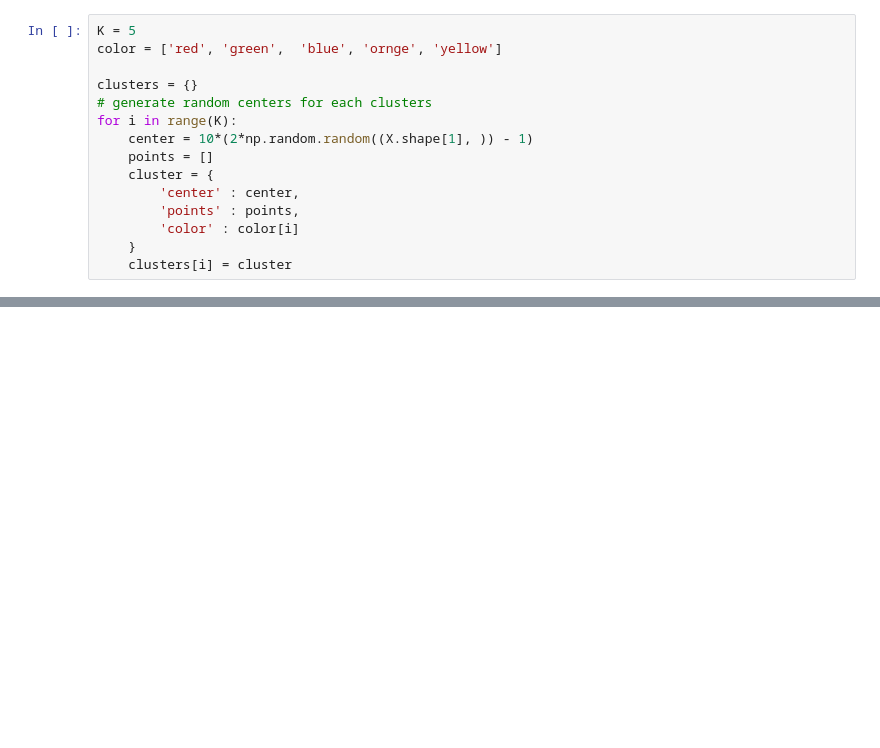
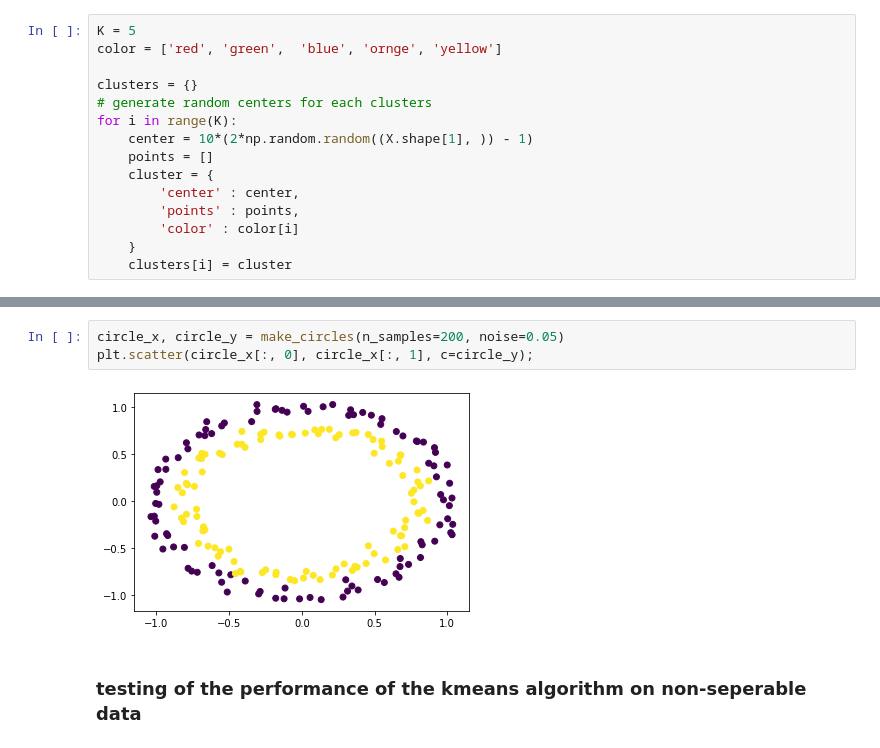
Before and after one commit to macabdul9/ml-cb, a Jupyter notebook: L06-K-Means-Cluster/K-Means-Cluster-Online.ipynb, the cells around one changed output, grey strips where cells are left out. Saved outputs shown, nothing was run; the diff lists cells and outputs as text; blank space fills up the shorter version.

```diff
--- a/L06-K-Means-Cluster/K-Means-Cluster-Online.ipynb
+++ b/L06-K-Means-Cluster/K-Means-Cluster-Online.ipynb
@@ -75,0 +115,7 @@ k_means(X, clusters, K)
+# %%
+circle_x, circle_y = make_circles(n_samples=200, noise=0.05)
+plt.scatter(circle_x[:, 0], circle_x[:, 1], c=circle_y);
+# %% [output]
+[figure, added]
+# %% [markdown]
+### testing of the performance of the kmeans algorithm on  non-seperable data
```
Also changed, not shown: parts of 24 cells of this notebook.
